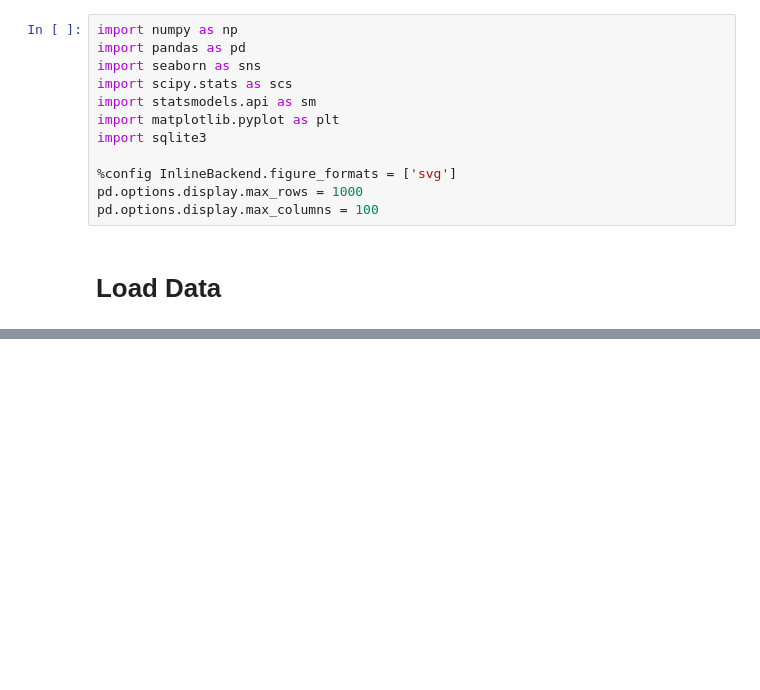
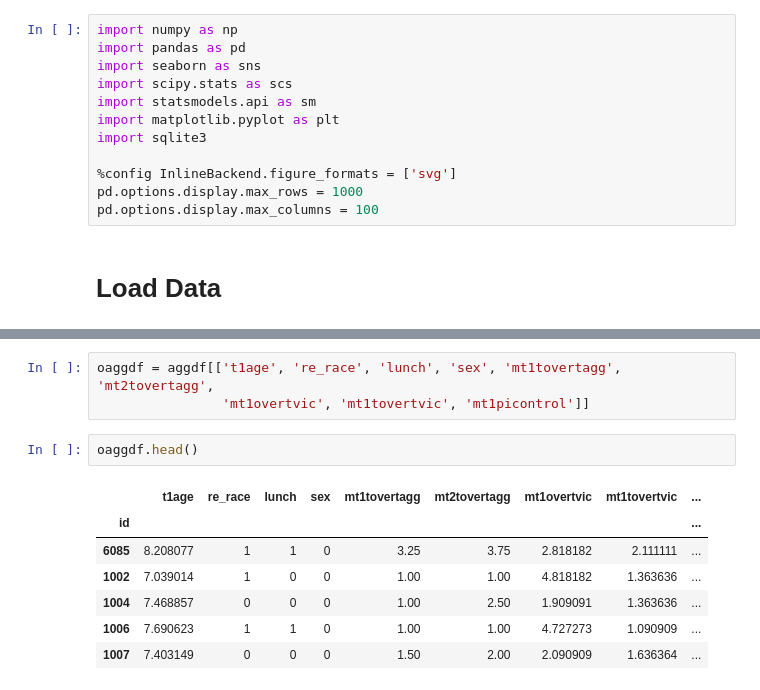
Before and after one commit to orbitse/garbanzo, a Jupyter notebook: temperament.ipynb, the cells around one changed output, grey strips where cells are left out. Drawn from its saved outputs; the diff is of its cells as text; blank space fills up the shorter version.

```diff
--- a/temperament.ipynb
+++ b/temperament.ipynb
@@ -40,0 +47,13 @@ aggdf.head()
+# %%
+oaggdf = aggdf[['t1age', 're_race', 'lunch', 'sex', 'mt1tovertagg', 'mt2tovertagg',
+                'mt1overtvic', 'mt1tovertvic', 'mt1picontrol']]
+# %%
+oaggdf.head()
+# %% [output]
+|  | t1age | re_race | lunch | sex | mt1tovertagg | mt2tovertagg | mt1overtvic | mt1tovertvic | ... |
+| id |  |  |  |  |  |  |  |  | ... |
+| 6085 | 8.208077 | 1 | 1 | 0 | 3.25 | 3.75 | 2.818182 | 2.111111 | ... |
+| 1002 | 7.039014 | 1 | 0 | 0 | 1.00 | 1.00 | 4.818182 | 1.363636 | ... |
+| 1004 | 7.468857 | 0 | 0 | 0 | 1.00 | 2.50 | 1.909091 | 1.363636 | ... |
+| 1006 | 7.690623 | 1 | 1 | 0 | 1.00 | 1.00 | 4.727273 | 1.090909 | ... |
+| 1007 | 7.403149 | 0 | 0 | 0 | 1.50 | 2.00 | 2.090909 | 1.636364 | ... |
```
Also changed, not shown: parts of 7 cells of this notebook.
